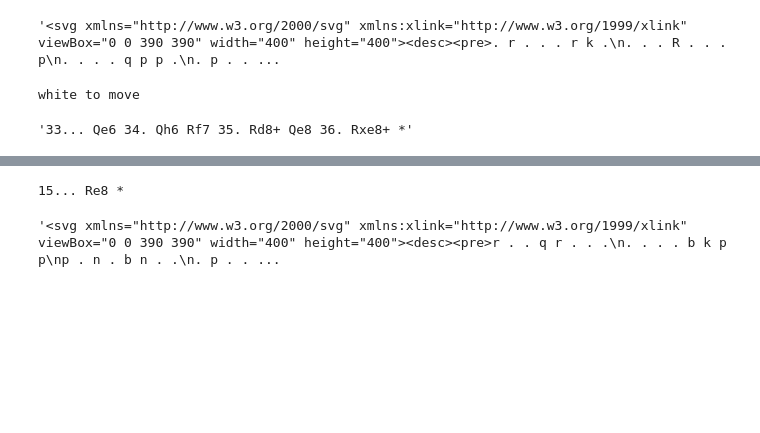
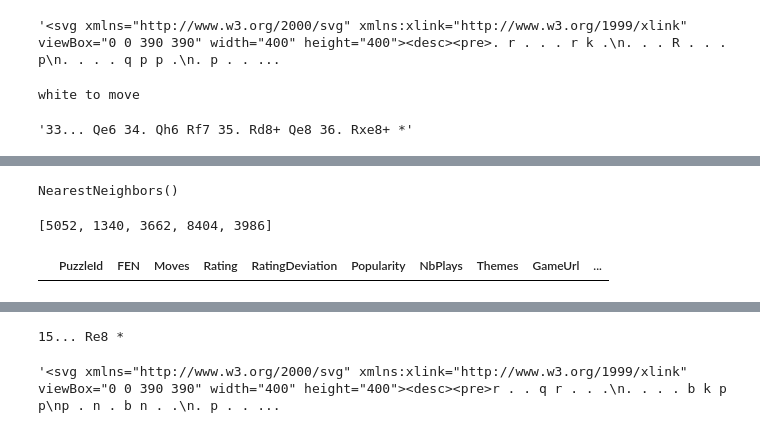
Before and after one commit to warpdynamicsltd/chesslab, a Jupyter notebook: notebooks/draft.ipynb, the cells around one changed output, grey strips where cells are left out. Cells and saved outputs as stored; diff of their text form; code cells hidden in the pictures; blank space fills up the shorter version.

```diff
--- a/notebooks/draft.ipynb
+++ b/notebooks/draft.ipynb
@@ -96,0 +94,36 @@ sample
+# %%
+from collections import Counter
+vector_trans = {'N': 1, 'B': 2, 'R': 3, 'Q': 4, 'K': 5, 'O': 6}
+
+def sans2vector(sans):
+    res = [0] * 7
+    for s in sans:
+        key = s[0]
+        if key.islower():
+            index = 0
+        else:
+            index = vector_trans[key]
+        res[index] += 1
+
+    return res
+# %%
+N = 10000
+vecs = []
+ids = []
+for _ in range(N):
+    sample = df_part.sample()
+    fen = sample['FEN'].values[0]
+    puzzle_id = sample['PuzzleId'].values[0]
+    moves = sample['Moves'].values[0].split()
+    board = Board(fen)
+    board.push_uci(moves[0])
+    board.turn = True
+    whites = [board.san(m) for m in board.pseudo_legal_moves]
+    white_vec = sans2vector(whites)
+    board.turn = False
+    blacks = [board.san(m) for m in board.pseudo_legal_moves]
+    black_vec = sans2vector(blacks)
+    vec = white_vec + black_vec
+    vecs.append(vec)
+    ids.append(puzzle_id)
+    # print(white_vec + black_vec)
@@ -96,0 +134,9 @@ sample
+# %%
+neigh = sklearn.neighbors.NearestNeighbors()
+neigh.fit(vecs)
+# %% [output]
+NearestNeighbors()
+# %%
+index = random.randint(0, len(vecs))
+puzzle_id = ids[index]
+vec = vecs[index]
@@ -96,0 +145,8 @@ sample
+# %%
+list(indices)
+# %% [output]
+[5052, 1340, 3662, 8404, 3986]
+# %%
+df[df.PuzzleId == puzzle_id]
+# %% [output]
+|  | PuzzleId | FEN | Moves | Rating | RatingDeviation | Popularity | NbPlays | Themes | GameUrl | ... |
```
Also changed, not shown: parts of 8 cells of this notebook, 3 other files.
